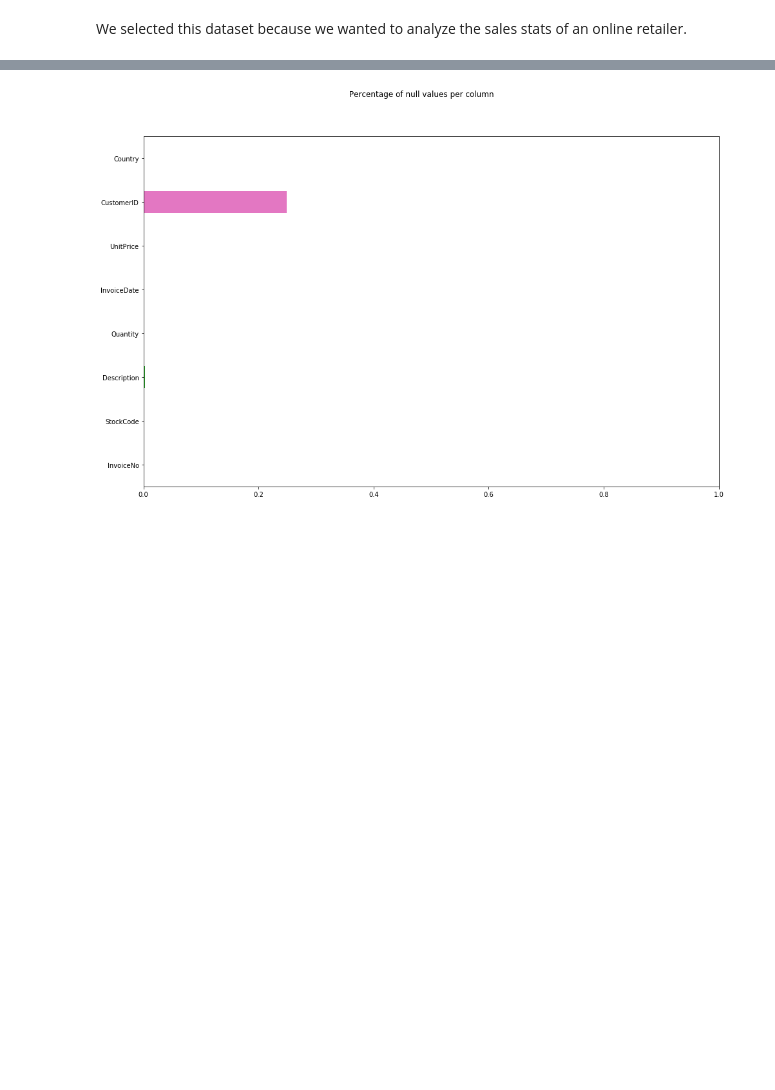
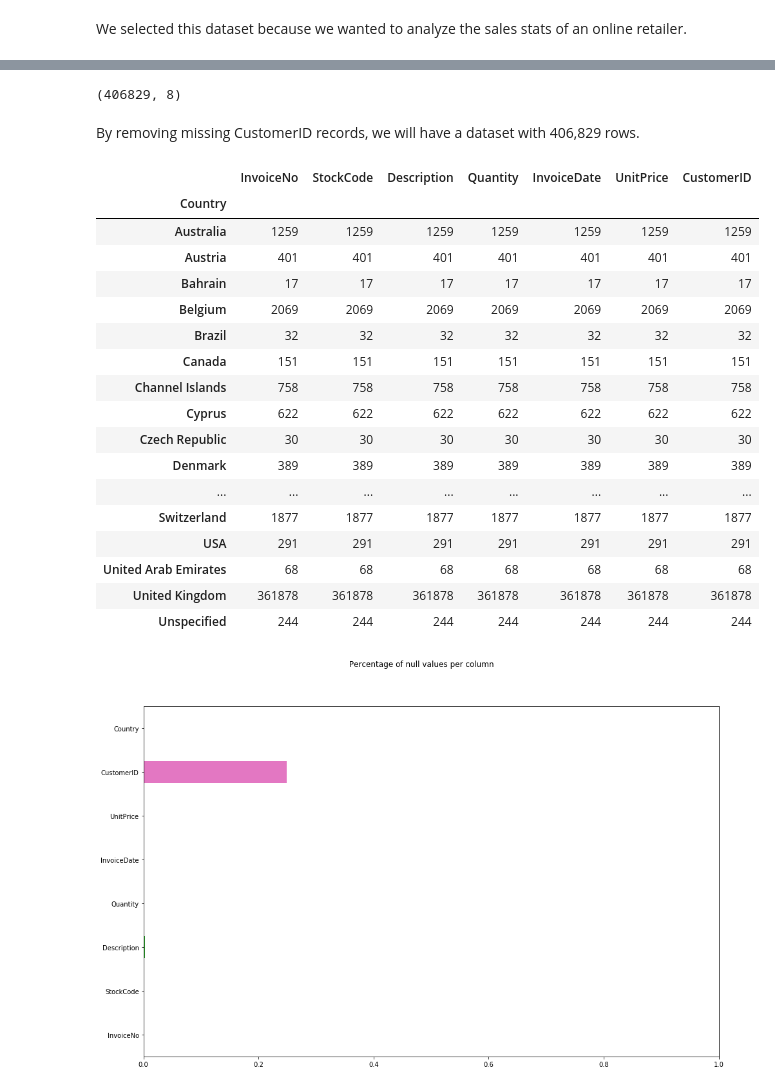
Before and after one commit to stmillett/MSDS7331_NorthCarolinaDataset, a Jupyter notebook: Lab3/Data Mining Lab3.ipynb, the cells around one changed output, grey strips where cells are left out. Drawn from its saved outputs; the diff is of its cells as text; code cells hidden in the pictures; blank space fills up the shorter version.

Commit message:
Add Data Preparations

```diff
--- a/Lab3/Data Mining Lab3.ipynb
+++ b/Lab3/Data Mining Lab3.ipynb
@@ -34,0 +88,3 @@ marketing_data.head()
+# %%
+#remove the rows with missing in CustomerID column:
+marketing_data.dropna(subset=['CustomerID'], inplace=True)
@@ -35,3 +104,32 @@ marketing_data.head()
+# %%
+marketing_data.shape
+# %% [output]
+(406829, 8)
+# %% [markdown]
+By removing missing CustomerID records, we will have a dataset with 406,829 rows.
+# %%
+# marketing_data[['Quantity', 'UnitPrice']].groupby(['Country']).agg(['mean', 'count'])
+per_country=marketing_data.groupby(['Country'])
+per_country.count()
+# %% [output]
+|  | InvoiceNo | StockCode | Description | Quantity | InvoiceDate | UnitPrice | CustomerID |
+| Country |  |  |  |  |  |  |  |
+| Australia | 1259 | 1259 | 1259 | 1259 | 1259 | 1259 | 1259 |
+| Austria | 401 | 401 | 401 | 401 | 401 | 401 | 401 |
+| Bahrain | 17 | 17 | 17 | 17 | 17 | 17 | 17 |
+| Belgium | 2069 | 2069 | 2069 | 2069 | 2069 | 2069 | 2069 |
+| Brazil | 32 | 32 | 32 | 32 | 32 | 32 | 32 |
+| Canada | 151 | 151 | 151 | 151 | 151 | 151 | 151 |
+| Channel Islands | 758 | 758 | 758 | 758 | 758 | 758 | 758 |
+| Cyprus | 622 | 622 | 622 | 622 | 622 | 622 | 622 |
+| Czech Republic | 30 | 30 | 30 | 30 | 30 | 30 | 30 |
+| Denmark | 389 | 389 | 389 | 389 | 389 | 389 | 389 |
+| ... | ... | ... | ... | ... | ... | ... | ... |
+| Switzerland | 1877 | 1877 | 1877 | 1877 | 1877 | 1877 | 1877 |
+| USA | 291 | 291 | 291 | 291 | 291 | 291 | 291 |
+| United Arab Emirates | 68 | 68 | 68 | 68 | 68 | 68 | 68 |
+| United Kingdom | 361878 | 361878 | 361878 | 361878 | 361878 | 361878 | 361878 |
+| Unspecified | 244 | 244 | 244 | 244 | 244 | 244 | 244 |
 # %%
 plt.figure(figsize=(16,10))
 plt.xlim(0,1)
```
Also changed, not shown: parts of 6 cells of this notebook, 1 other file.
